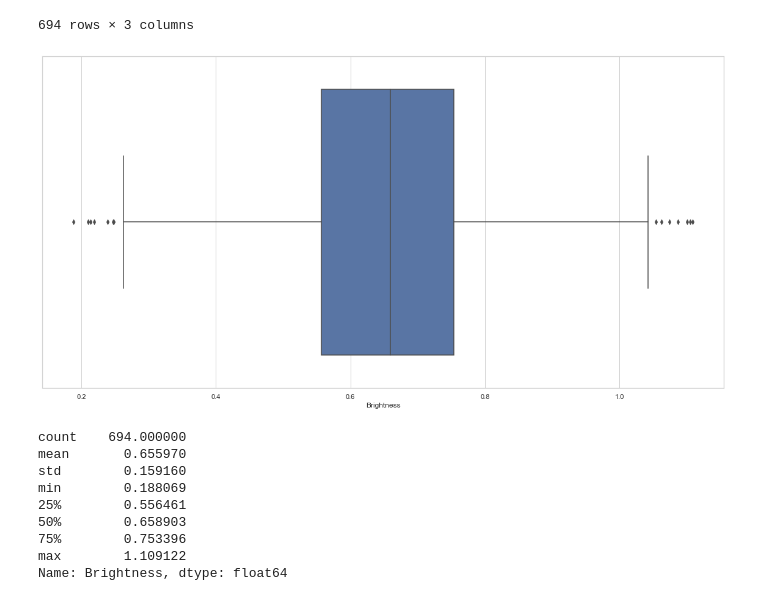
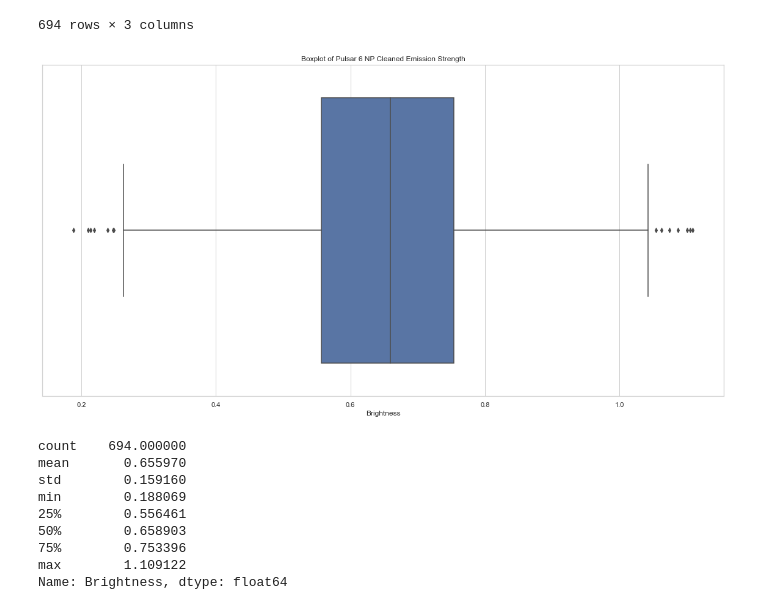
Before and after one commit to doughnutgod/PulsarPioneers, a Jupyter notebook: pulsar6.ipynb, the cells around one changed output. Drawn from its saved outputs; the diff is of its cells as text; code cells hidden in the pictures.

Commit message:
updated graph titles

```diff
--- a/pulsar6.ipynb
+++ b/pulsar6.ipynb
@@ -125,9 +125,9 @@ pulsar6npcleaned
 # %%
 plt.figure(figsize=(20,10))
 sns.set_theme(style="whitegrid")
-ax = sns.boxplot(x=pulsar6npcleaned["Brightness"])
+ax = sns.boxplot(x=pulsar6npcleaned["Brightness"]).set_title("Boxplot of Pulsar 6 NP Cleaned Emission Strength")
 # %% [output]
-[figure, old version]
+[figure, new version]
 # %%
 pulsar6npcleaned["Brightness"].describe()
 # %% [output]
```
Also changed, not shown: parts of 7 cells of this notebook.
